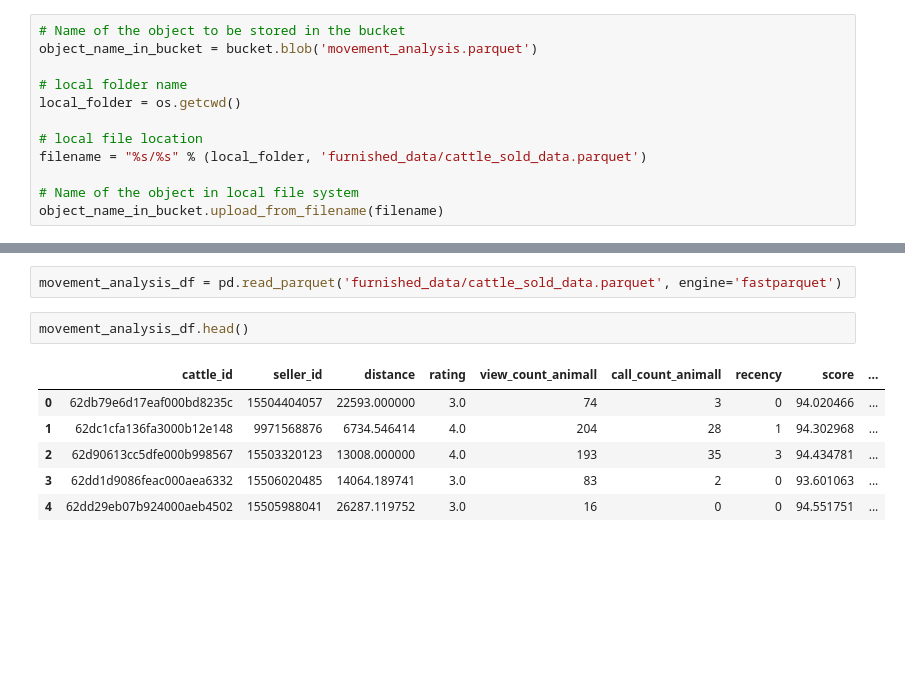
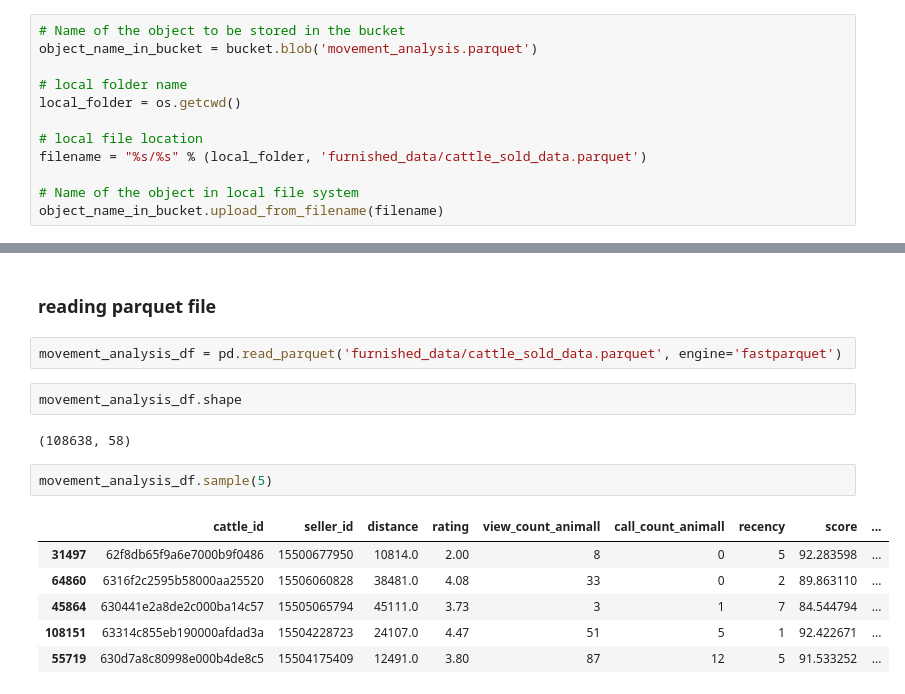
Before and after one commit to naman-mp360/google_cloud_storage-competitor_1_marketplace_pipeline, a Jupyter notebook: competitor_1-pipeline/movement_analysis.ipynb, the cells around one changed output, grey strips where cells are left out. Cells and saved outputs as stored; diff of their text form; blank space fills up the shorter version.

Commit message:
latest data on competitor 1 - classified business 29 Sep 2022

```diff
--- a/competitor_1-pipeline/movement_analysis.ipynb
+++ b/competitor_1-pipeline/movement_analysis.ipynb
@@ -572,11 +659,17 @@ object_name_in_bucket.upload_from_filename(filename)
-# %%
-movement_analysis_df = pd.read_parquet('furnished_data/cattle_sold_data.parquet', engine='fastparquet')
-# %%
-movement_analysis_df.head()
-# %% [output]
-|  | cattle_id | seller_id | distance | rating | view_count_animall | call_count_animall | recency | score | ... |
-| 0 | 62db79e6d17eaf000bd8235c | 15504404057 | 22593.000000 | 3.0 | 74 | 3 | 0 | 94.020466 | ... |
-| 1 | 62dc1cfa136fa3000b12e148 | 9971568876 | 6734.546414 | 4.0 | 204 | 28 | 1 | 94.302968 | ... |
-| 2 | 62d90613cc5dfe000b998567 | 15503320123 | 13008.000000 | 4.0 | 193 | 35 | 3 | 94.434781 | ... |
-| 3 | 62dd1d9086feac000aea6332 | 15506020485 | 14064.189741 | 3.0 | 83 | 2 | 0 | 93.601063 | ... |
-| 4 | 62dd29eb07b924000aeb4502 | 15505988041 | 26287.119752 | 3.0 | 16 | 0 | 0 | 94.551751 | ... |
+# %% [markdown]
+### reading parquet file
+# %%
+movement_analysis_df = pd.read_parquet('furnished_data/cattle_sold_data.parquet', engine='fastparquet')
+# %%
+movement_analysis_df.shape
+# %% [output]
+(108638, 58)
+# %%
+movement_analysis_df.sample(5)
+# %% [output]
+|  | cattle_id | seller_id | distance | rating | view_count_animall | call_count_animall | recency | score | ... |
+| 31497 | 62f8db65f9a6e7000b9f0486 | 15500677950 | 10814.0 | 2.00 | 8 | 0 | 5 | 92.283598 | ... |
+| 64860 | 6316f2c2595b58000aa25520 | 15506060828 | 38481.0 | 4.08 | 33 | 0 | 2 | 89.863110 | ... |
+| 45864 | 630441e2a8de2c000ba14c57 | 15505065794 | 45111.0 | 3.73 | 3 | 1 | 7 | 84.544794 | ... |
+| 108151 | 63314c855eb190000afdad3a | 15504228723 | 24107.0 | 4.47 | 51 | 5 | 1 | 92.422671 | ... |
+| 55719 | 630d7a8c80998e000b4de8c5 | 15504175409 | 12491.0 | 3.80 | 87 | 12 | 5 | 91.533252 | ... |
```
Also changed, not shown: parts of 89 cells of this notebook, 16 other files.
